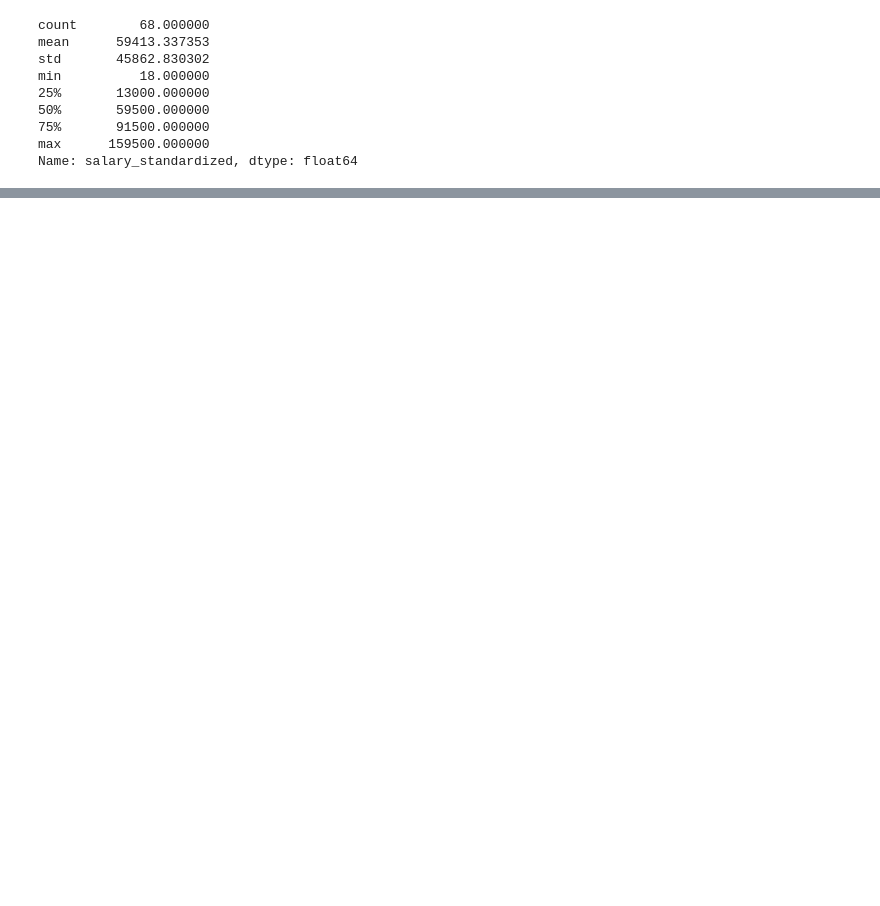
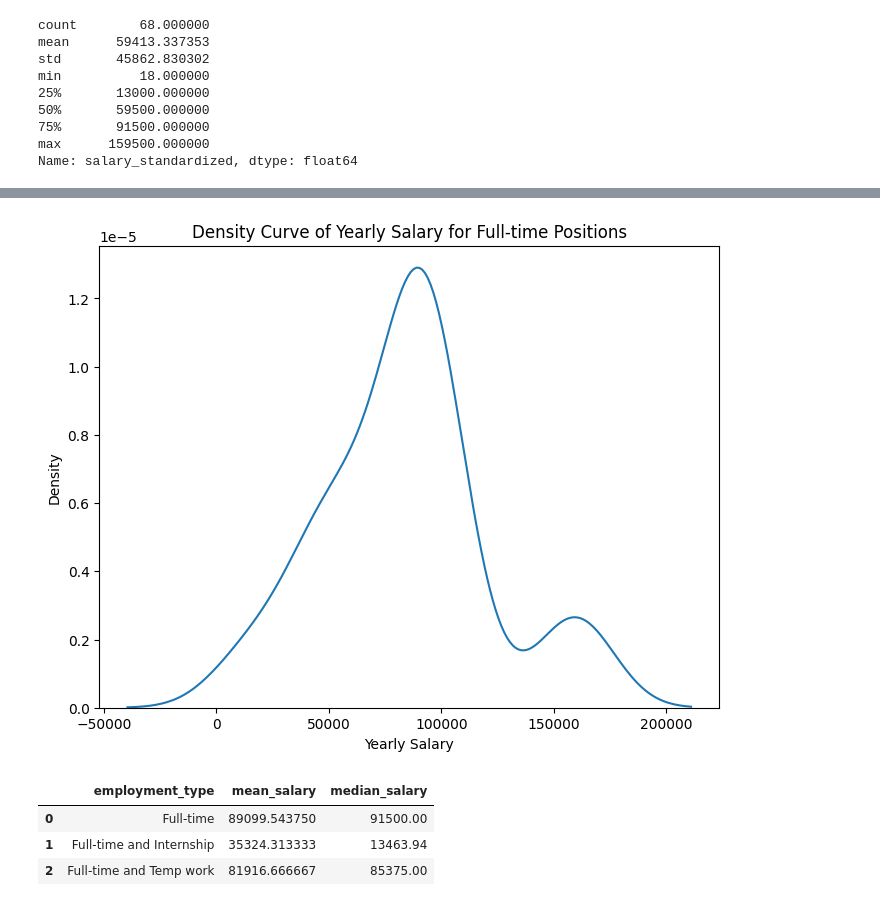
Before and after one commit to kariminus/Jobs-Analysis, a Jupyter notebook: 2_Salary_Analysis.ipynb, the cells around one changed output, grey strips where cells are left out. Saved outputs shown, nothing was run; the diff lists cells and outputs as text; code cells hidden in the pictures; blank space fills up the shorter version.

```diff
--- a/2_Salary_Analysis.ipynb
+++ b/2_Salary_Analysis.ipynb
@@ -85,0 +95,21 @@ plt.show()
+# %%
+# Density curve
+plt.figure(figsize=(8, 6))
+sns.kdeplot(data=df_filtered, x='salary_standardized')
+plt.title('Density Curve of Yearly Salary for Full-time Positions')
+plt.xlabel('Yearly Salary')
+plt.ylabel('Density')
+plt.show()
+# %% [output]
+[figure, added]
+# %%
+# Group by 'employment_type' and calculate the mean and median salary
+df_grouped = df_filtered.groupby('employment_type').agg({'salary_standardized': ['mean', 'median']})
+df_grouped.columns = ['mean_salary', 'median_salary']
+df_grouped = df_grouped.reset_index()
+df_grouped
+# %% [output]
+|  | employment_type | mean_salary | median_salary |
+| 0 | Full-time | 89099.543750 | 91500.00 |
+| 1 | Full-time and Internship | 35324.313333 | 13463.94 |
+| 2 | Full-time and Temp work | 81916.666667 | 85375.00 |
```
Also changed, not shown: parts of 5 cells of this notebook, 1 other file.
